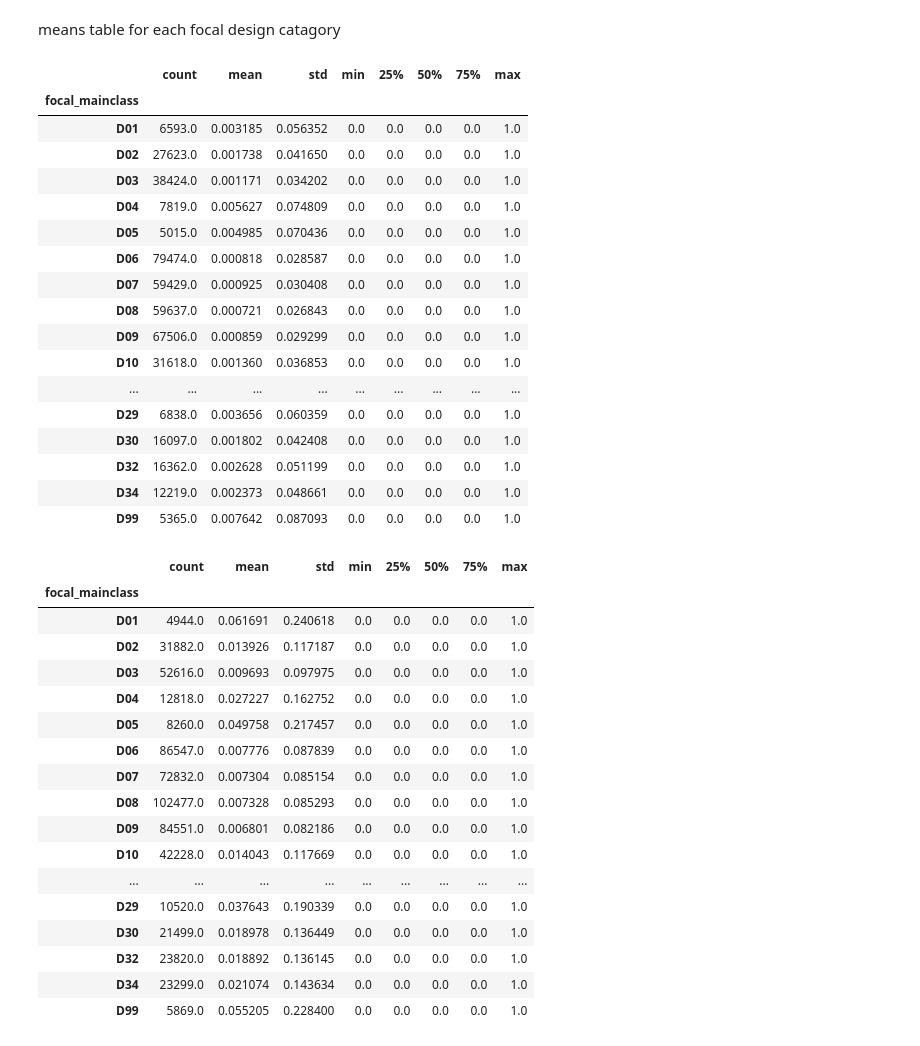
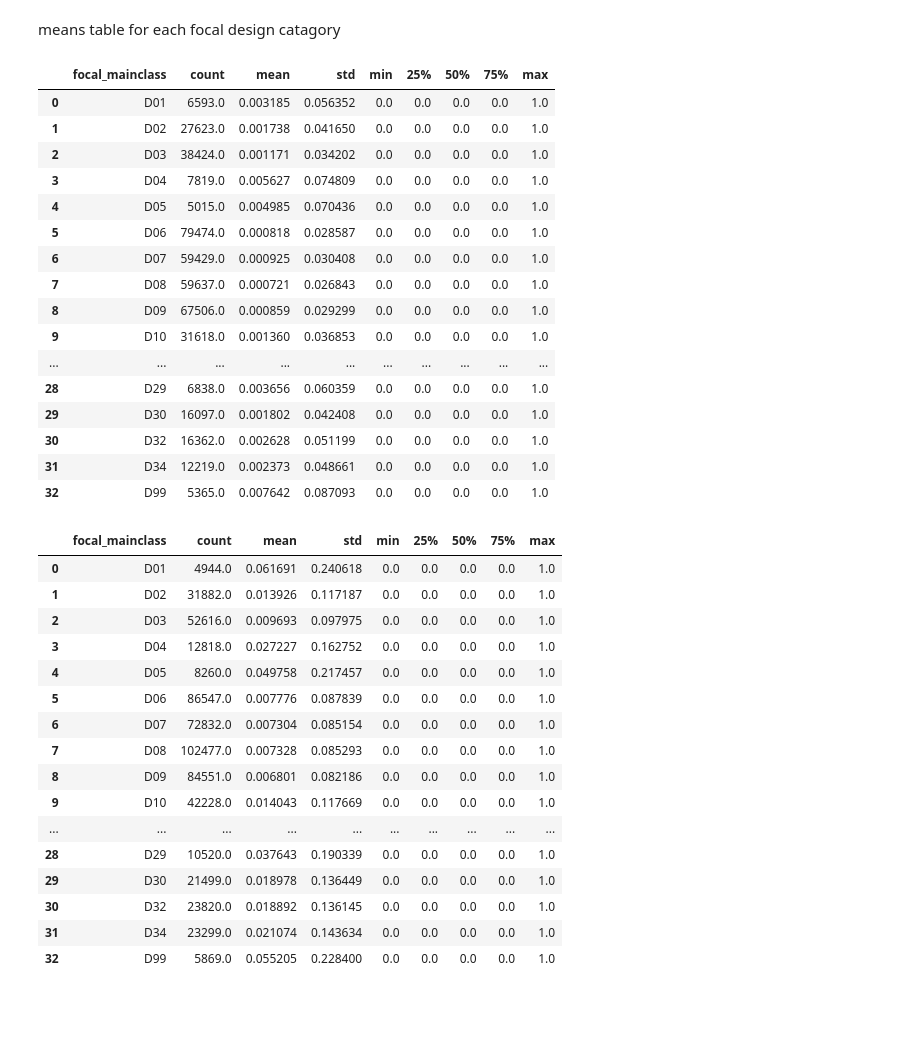
Before and after one commit to TieraLee/patents, a Jupyter notebook: Step 6 - Analyzing Novelty.ipynb, the cells around one changed output. Drawn from its saved outputs; the diff is of its cells as text; code cells hidden in the pictures; blank space fills up the shorter version.

```diff
--- a/Step 6 - Analyzing Novelty.ipynb
+++ b/Step 6 - Analyzing Novelty.ipynb
@@ -82,44 +119,44 @@ percent of dataset novel: 0.021265866143979906
 # %% [markdown]
 means table for each focal design catagory
 # %%
-d2d_seen.groupby('focal_mainclass')['first_seen'].describe()
+d2d_means_table = d2d_seen.groupby('focal_mainclass')['first_seen'].describe().reset_index()
+# d2d_means_table
 # %% [output]
-|  | count | mean | std | min | 25% | 50% | 75% | max |
-| focal_mainclass |  |  |  |  |  |  |  |  |
-| D01 | 6593.0 | 0.003185 | 0.056352 | 0.0 | 0.0 | 0.0 | 0.0 | 1.0 |
-| D02 | 27623.0 | 0.001738 | 0.041650 | 0.0 | 0.0 | 0.0 | 0.0 | 1.0 |
-| D03 | 38424.0 | 0.001171 | 0.034202 | 0.0 | 0.0 | 0.0 | 0.0 | 1.0 |
-| D04 | 7819.0 | 0.005627 | 0.074809 | 0.0 | 0.0 | 0.0 | 0.0 | 1.0 |
-| D05 | 5015.0 | 0.004985 | 0.070436 | 0.0 | 0.0 | 0.0 | 0.0 | 1.0 |
-| D06 | 79474.0 | 0.000818 | 0.028587 | 0.0 | 0.0 | 0.0 | 0.0 | 1.0 |
-| D07 | 59429.0 | 0.000925 | 0.030408 | 0.0 | 0.0 | 0.0 | 0.0 | 1.0 |
-| D08 | 59637.0 | 0.000721 | 0.026843 | 0.0 | 0.0 | 0.0 | 0.0 | 1.0 |
-| D09 | 67506.0 | 0.000859 | 0.029299 | 0.0 | 0.0 | 0.0 | 0.0 | 1.0 |
-| D10 | 31618.0 | 0.001360 | 0.036853 | 0.0 | 0.0 | 0.0 | 0.0 | 1.0 |
-| ... | ... | ... | ... | ... | ... | ... | ... | ... |
-| D29 | 6838.0 | 0.003656 | 0.060359 | 0.0 | 0.0 | 0.0 | 0.0 | 1.0 |
-| D30 | 16097.0 | 0.001802 | 0.042408 | 0.0 | 0.0 | 0.0 | 0.0 | 1.0 |
-| D32 | 16362.0 | 0.002628 | 0.051199 | 0.0 | 0.0 | 0.0 | 0.0 | 1.0 |
-| D34 | 12219.0 | 0.002373 | 0.048661 | 0.0 | 0.0 | 0.0 | 0.0 | 1.0 |
-| D99 | 5365.0 | 0.007642 | 0.087093 | 0.0 | 0.0 | 0.0 | 0.0 | 1.0 |
+|  | focal_mainclass | count | mean | std | min | 25% | 50% | 75% | max |
+| 0 | D01 | 6593.0 | 0.003185 | 0.056352 | 0.0 | 0.0 | 0.0 | 0.0 | 1.0 |
+| 1 | D02 | 27623.0 | 0.001738 | 0.041650 | 0.0 | 0.0 | 0.0 | 0.0 | 1.0 |
+| 2 | D03 | 38424.0 | 0.001171 | 0.034202 | 0.0 | 0.0 | 0.0 | 0.0 | 1.0 |
+| 3 | D04 | 7819.0 | 0.005627 | 0.074809 | 0.0 | 0.0 | 0.0 | 0.0 | 1.0 |
+| 4 | D05 | 5015.0 | 0.004985 | 0.070436 | 0.0 | 0.0 | 0.0 | 0.0 | 1.0 |
+| 5 | D06 | 79474.0 | 0.000818 | 0.028587 | 0.0 | 0.0 | 0.0 | 0.0 | 1.0 |
+| 6 | D07 | 59429.0 | 0.000925 | 0.030408 | 0.0 | 0.0 | 0.0 | 0.0 | 1.0 |
+| 7 | D08 | 59637.0 | 0.000721 | 0.026843 | 0.0 | 0.0 | 0.0 | 0.0 | 1.0 |
+| 8 | D09 | 67506.0 | 0.000859 | 0.029299 | 0.0 | 0.0 | 0.0 | 0.0 | 1.0 |
+| 9 | D10 | 31618.0 | 0.001360 | 0.036853 | 0.0 | 0.0 | 0.0 | 0.0 | 1.0 |
+| ... | ... | ... | ... | ... | ... | ... | ... | ... | ... |
+| 28 | D29 | 6838.0 | 0.003656 | 0.060359 | 0.0 | 0.0 | 0.0 | 0.0 | 1.0 |
+| 29 | D30 | 16097.0 | 0.001802 | 0.042408 | 0.0 | 0.0 | 0.0 | 0.0 | 1.0 |
+| 30 | D32 | 16362.0 | 0.002628 | 0.051199 | 0.0 | 0.0 | 0.0 | 0.0 | 1.0 |
+| 31 | D34 | 12219.0 | 0.002373 | 0.048661 | 0.0 | 0.0 | 0.0 | 0.0 | 1.0 |
+| 32 | D99 | 5365.0 | 0.007642 | 0.087093 | 0.0 | 0.0 | 0.0 | 0.0 | 1.0 |
 # %%
-d2u_seen.groupby('focal_mainclass')['first_seen'].describe()
+d2u_means_table = d2u_seen.groupby('focal_mainclass')['first_seen'].describe().reset_index()
+# d2u_means_table
 # %% [output]
-|  | count | mean | std | min | 25% | 50% | 75% | max |
-| focal_mainclass |  |  |  |  |  |  |  |  |
-| D01 | 4944.0 | 0.061691 | 0.240618 | 0.0 | 0.0 | 0.0 | 0.0 | 1.0 |
-| D02 | 31882.0 | 0.013926 | 0.117187 | 0.0 | 0.0 | 0.0 | 0.0 | 1.0 |
-| D03 | 52616.0 | 0.009693 | 0.097975 | 0.0 | 0.0 | 0.0 | 0.0 | 1.0 |
-| D04 | 12818.0 | 0.027227 | 0.162752 | 0.0 | 0.0 | 0.0 | 0.0 | 1.0 |
-| D05 | 8260.0 | 0.049758 | 0.217457 | 0.0 | 0.0 | 0.0 | 0.0 | 1.0 |
-| D06 | 86547.0 | 0.007776 | 0.087839 | 0.0 | 0.0 | 0.0 | 0.0 | 1.0 |
-| D07 | 72832.0 | 0.007304 | 0.085154 | 0.0 | 0.0 | 0.0 | 0.0 | 1.0 |
-| D08 | 102477.0 | 0.007328 | 0.085293 | 0.0 | 0.0 | 0.0 | 0.0 | 1.0 |
-| D09 | 84551.0 | 0.006801 | 0.082186 | 0.0 | 0.0 | 0.0 | 0.0 | 1.0 |
-| D10 | 42228.0 | 0.014043 | 0.117669 | 0.0 | 0.0 | 0.0 | 0.0 | 1.0 |
-| ... | ... | ... | ... | ... | ... | ... | ... | ... |
-| D29 | 10520.0 | 0.037643 | 0.190339 | 0.0 | 0.0 | 0.0 | 0.0 | 1.0 |
-| D30 | 21499.0 | 0.018978 | 0.136449 | 0.0 | 0.0 | 0.0 | 0.0 | 1.0 |
-| D32 | 23820.0 | 0.018892 | 0.136145 | 0.0 | 0.0 | 0.0 | 0.0 | 1.0 |
-| D34 | 23299.0 | 0.021074 | 0.143634 | 0.0 | 0.0 | 0.0 | 0.0 | 1.0 |
-| D99 | 5869.0 | 0.055205 | 0.228400 | 0.0 | 0.0 | 0.0 | 0.0 | 1.0 |
+|  | focal_mainclass | count | mean | std | min | 25% | 50% | 75% | max |
+| 0 | D01 | 4944.0 | 0.061691 | 0.240618 | 0.0 | 0.0 | 0.0 | 0.0 | 1.0 |
+| 1 | D02 | 31882.0 | 0.013926 | 0.117187 | 0.0 | 0.0 | 0.0 | 0.0 | 1.0 |
+| 2 | D03 | 52616.0 | 0.009693 | 0.097975 | 0.0 | 0.0 | 0.0 | 0.0 | 1.0 |
+| 3 | D04 | 12818.0 | 0.027227 | 0.162752 | 0.0 | 0.0 | 0.0 | 0.0 | 1.0 |
+| 4 | D05 | 8260.0 | 0.049758 | 0.217457 | 0.0 | 0.0 | 0.0 | 0.0 | 1.0 |
+| 5 | D06 | 86547.0 | 0.007776 | 0.087839 | 0.0 | 0.0 | 0.0 | 0.0 | 1.0 |
+| 6 | D07 | 72832.0 | 0.007304 | 0.085154 | 0.0 | 0.0 | 0.0 | 0.0 | 1.0 |
+| 7 | D08 | 102477.0 | 0.007328 | 0.085293 | 0.0 | 0.0 | 0.0 | 0.0 | 1.0 |
+| 8 | D09 | 84551.0 | 0.006801 | 0.082186 | 0.0 | 0.0 | 0.0 | 0.0 | 1.0 |
+| 9 | D10 | 42228.0 | 0.014043 | 0.117669 | 0.0 | 0.0 | 0.0 | 0.0 | 1.0 |
+| ... | ... | ... | ... | ... | ... | ... | ... | ... | ... |
+| 28 | D29 | 10520.0 | 0.037643 | 0.190339 | 0.0 | 0.0 | 0.0 | 0.0 | 1.0 |
+| 29 | D30 | 21499.0 | 0.018978 | 0.136449 | 0.0 | 0.0 | 0.0 | 0.0 | 1.0 |
+| 30 | D32 | 23820.0 | 0.018892 | 0.136145 | 0.0 | 0.0 | 0.0 | 0.0 | 1.0 |
+| 31 | D34 | 23299.0 | 0.021074 | 0.143634 | 0.0 | 0.0 | 0.0 | 0.0 | 1.0 |
+| 32 | D99 | 5869.0 | 0.055205 | 0.228400 | 0.0 | 0.0 | 0.0 | 0.0 | 1.0 |
```
Also changed, not shown: parts of 21 cells of this notebook, 3 other files.
